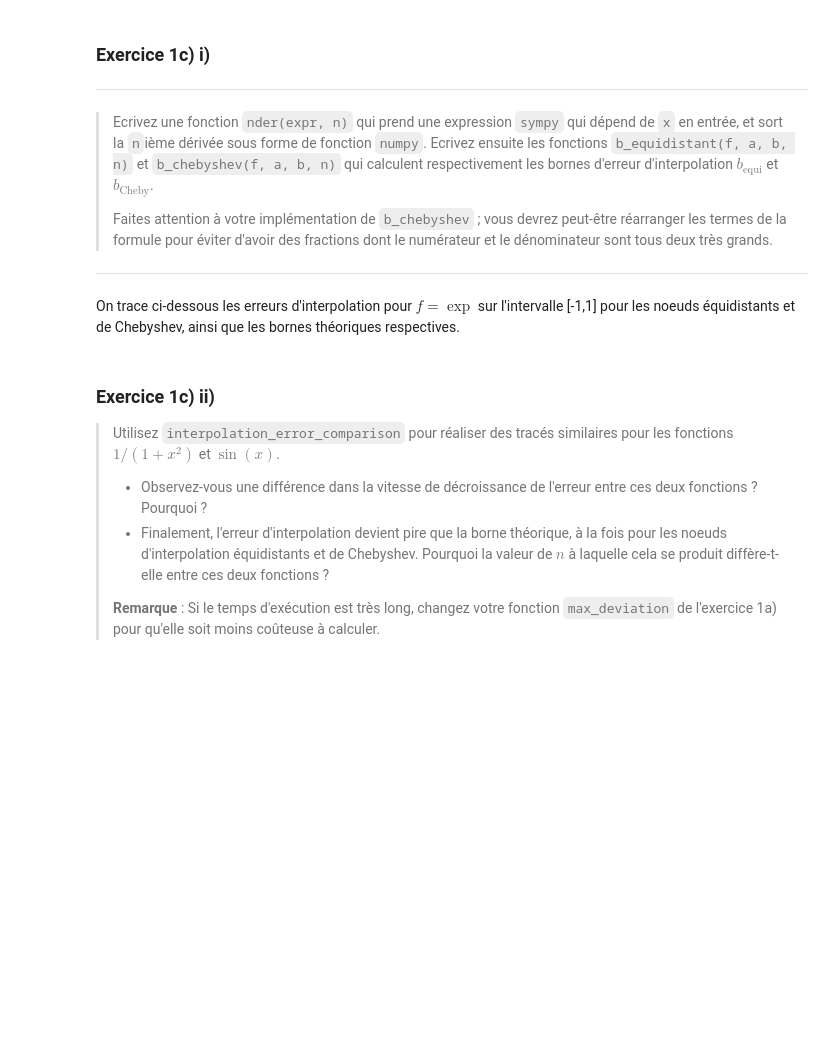
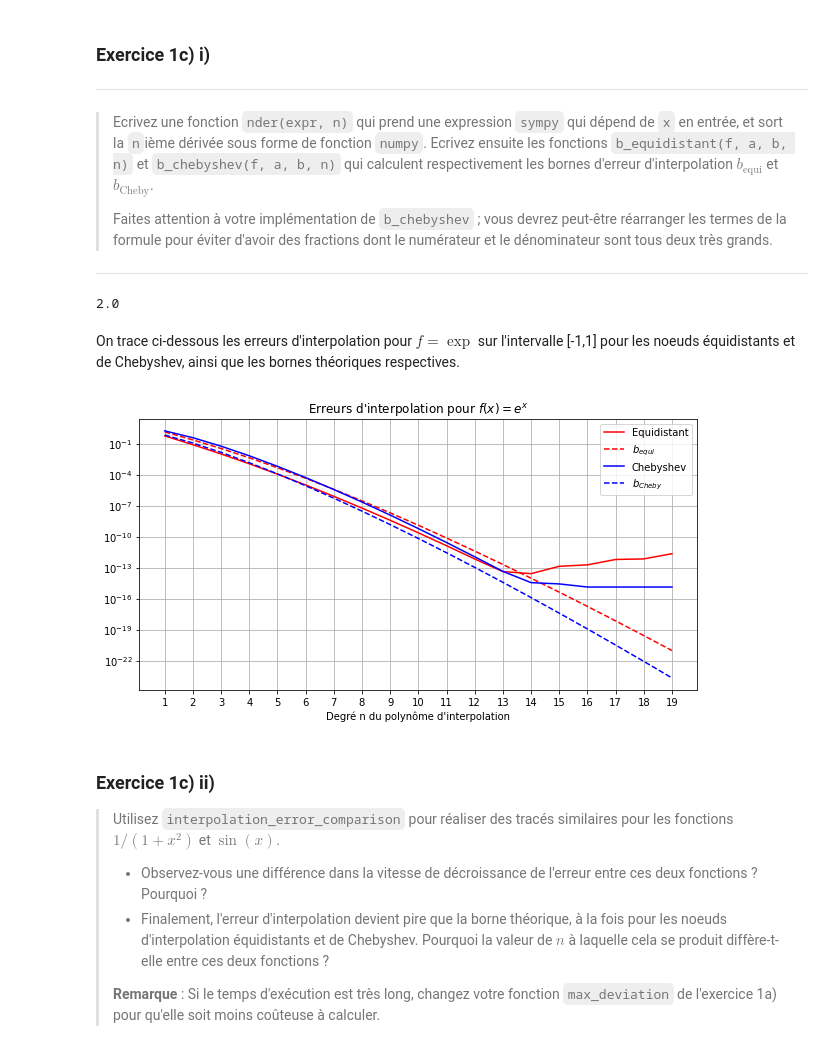
Before and after one commit to David-Kyrat/12M040-AnaNum-TPs, a Jupyter notebook: TP02.ipynb, the cells around one changed output. Cells and saved outputs as stored; diff of their text form; code cells hidden in the pictures; blank space fills up the shorter version.

```diff
--- a/TP02.ipynb
+++ b/TP02.ipynb
@@ -255,10 +296,15 @@ On ne veut pas seulement une expression symbolique des dérivées des fonctions,
 import sympy
 from sympy.abc import x
 
+def lambdify(expr, var):
+  return sympy.lambdify(var, expr, "numpy")
+
 poly = x**10 - x**5 + 16
 poly_der2 = sympy.diff(poly, x, 2)  # deuxième dérivée
-f = sympy.lambdify(x, poly_der2, "numpy")  # convertir en fonction numpy
-f(np.linspace(-1, 1, 10))
+f_2 = sympy.lambdify(x, poly_der2, "numpy")  # convertir en fonction numpy
+f = lambdify(poly_der2, x)
+test_x_range = np.linspace(-1, 1, 10)
+assert (f(test_x_range) == f_2(test_x_range)).all(), "Not Equal"
 # %% [markdown]
 ### Exercice 1c) i)
 ----
@@ -266,22 +312,30 @@ f(np.linspace(-1, 1, 10))
 >
 > Faites attention à votre implémentation de `b_chebyshev` ; vous devrez peut-être réarranger les termes de la formule pour éviter d'avoir des fractions dont le numérateur et le dénominateur sont tous deux très grands.
 ----
+# %%
+#from sympy.abc import n, b, a
+#poly = ((b-a)/n) ** (n+1) / (4*(n+1))
+#poly
+def f(x): return 2*x
+max_deviation(f, lambda x: 0, -1, 1)
+# %% [output]
+2.0
 # %%
 def nder(expr, n):
     """Calcule la nième dérivée de expr comme fonction numpy"""
-    # VOTRE CODE ICI
-
+    dexpr_d2 = sympy.diff(expr, x, n) # d²(expr)/dx²
+    return lambdify(dexpr_d2, x)
 
 def b_equidistant(f, a, b, n):
-    """
-    Calcule les bornes d'erreur pour l'interpolation de Lagrange équidistante.
-
+    """Calcule les bornes d'erreur pour l'interpolation de Lagrange équidistante.
      - L'interpolation est effectuée sur l'intervalle [a,b].
      - f est une expression sympy
-     - n est le degré du polynôme d'interpolation
-    """
-    # VOTRE CODE ICI
+     - n est le degré du polynôme d'interpolation """
+    def rhs() : return ((b-a)/n) ** (n+1) / (4*(n+1))
+    def lhs(): return max_deviation(nder(f, n+1), a=a, b=b)
+    return lhs() * rhs()
 
+def fact(n): return np.math.factorial(n)
 
 def b_chebyshev(f, a, b, n):
     """
@@ -291,6 +345,15 @@ def b_chebyshev(f, a, b, n):
      - f est une expression sympy
      - n est le degré du polynôme d'interpolation
     """
+    def numerator(): return ((b - a)**(n + 1))
+    def rhs1(): return numerator() / (2**(2*n+1))
+    def rhs2(): return 1 / fact(n+1)
+    # Splitting into 2 divisions and storing to 'rhs' to avoid overflow error
+    rhs = rhs1() * rhs2()
+    def lhs(): return (max_deviation(nder(f, n+1), a=a, b=b))
+    return lhs() * rhs
+
+
     # VOTRE CODE ICI
 # %%
 def test_nder():
@@ -369,36 +433,36 @@ def interpolation_error_comparison(expr, a, b, n_max):
     erreurs_vrais = []
     erreurs_theoriques = []
     for n in n_vals:
-        erreurs_vrais.append(
-            interpolation_error_equidistant(func_numpy, -1, 1, n)
-        )
+        erreurs_vrais.append(interpolation_error_equidistant(func_numpy, -1, 1, n))
         erreurs_theoriques.append(b_equidistant(expr, -1, 1, n))
     plt.plot(n_vals, erreurs_vrais, "-", c="r", label="Equidistant")
     plt.plot(n_vals, erreurs_theoriques, "--", c="r", label="$b_{equi}$")
 
     # Chebyshev
     erreurs_vrais = []
     erreurs_theoriques = []
     for n in n_vals:
         erreurs_vrais.append(
             interpolation_error_chebyshev(func_numpy, -1, 1, n)
         )
         erreurs_theoriques.append(b_chebyshev(expr, -1, 1, n))
     plt.plot(n_vals, erreurs_vrais, "-", c="b", label="Chebyshev")
     plt.plot(n_vals, erreurs_theoriques, "--", c="b", label="$b_{Cheby}$")
 
     plt.title(f"Erreurs d'interpolation pour $f(x) = {sympy.latex(expr)}$")
     x_ticks = n_vals
     if len(x_ticks) > 25:
         x_ticks = x_ticks[:: len(x_ticks) // 20]
     plt.xticks(x_ticks)
     plt.yscale("log")
     plt.xlabel("Degré n du polynôme d'interpolation")
     plt.legend()
     plt.grid()
 
 
 interpolation_error_comparison(sympy.exp(x), -1, 1, 20)
+# %% [output]
+[figure, added]
 # %% [markdown]
 ### Exercice 1c) ii)
 > Utilisez `interpolation_error_comparison` pour réaliser des tracés similaires pour les fonctions $1/(1+x^2)$ et $\sin(x)$.
```
Also changed, not shown: parts of 28 cells of this notebook, 1 other file.
